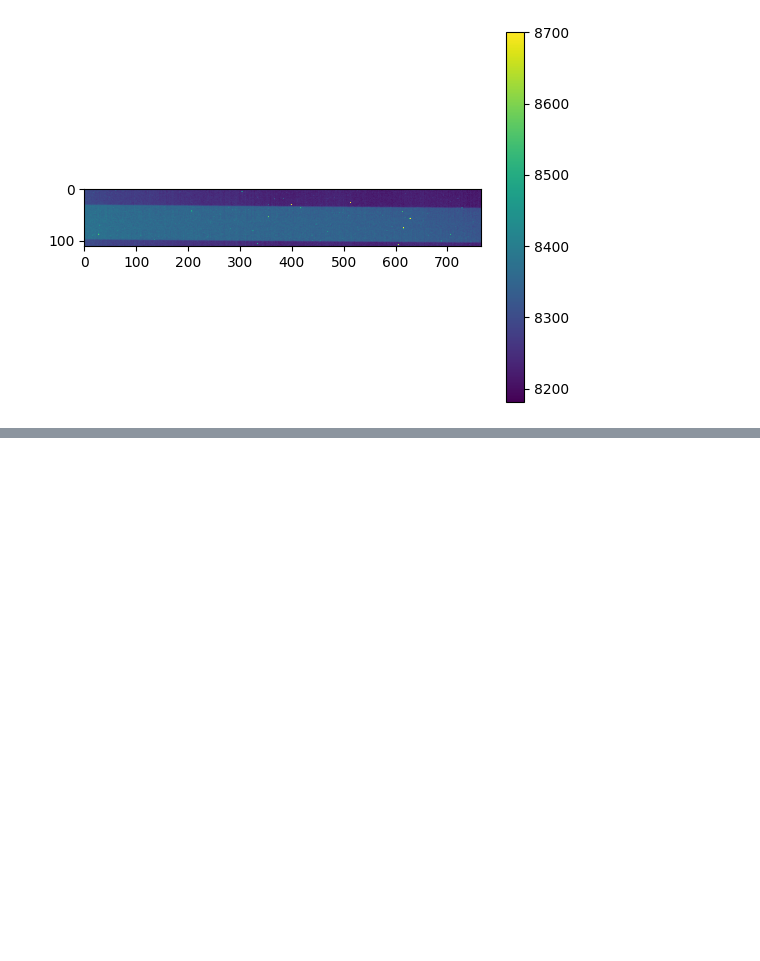
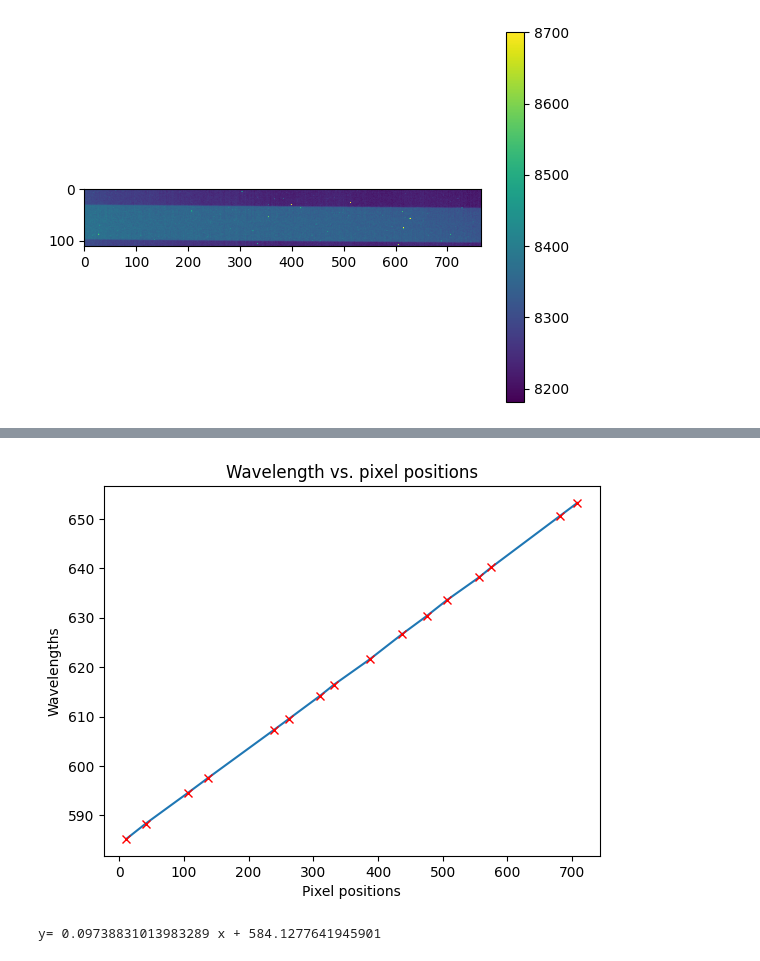
Before and after one commit to emsonmez/AST_443, a Jupyter notebook: Lab_1/Jiyun_work/section_4.4(new).ipynb, the cells around one changed output, grey strips where cells are left out. Drawn from its saved outputs; the diff is of its cells as text; code cells hidden in the pictures; blank space fills up the shorter version.

```diff
--- a/Lab_1/Jiyun_work/section_4.4(new).ipynb
+++ b/Lab_1/Jiyun_work/section_4.4(new).ipynb
@@ -193,0 +234,20 @@ plt.show()
+# %%
+
+# Sample data
+x_values = [11,41,106,138,240,263,311,332,387,437,476,506,556,575,681,708]
+y_values = [585.24,588.34,594.54,597.64,607.38,609.6,614.26,616.46,621.56,626.66,630.42,633.52,638.16,640.18,650.58,653.24]
+
+# Plotting the curve
+plt.plot(x_values, y_values)
+plt.plot(x_values, y_values,'rx')
+plt.xlabel('Pixel positions')
+plt.ylabel('Wavelengths')
+plt.title('Wavelength vs. pixel positions')
+plt.show()
+# %% [output]
+[figure, added]
+# %%
+slope,intercept = np.polyfit(x_values,y_values,1)
+print('y=',slope,'x +',intercept)
+# %% [output]
+y= 0.09738831013983289 x + 584.1277641945901
```
Also changed, not shown: parts of 9 cells of this notebook, 41 other files.
